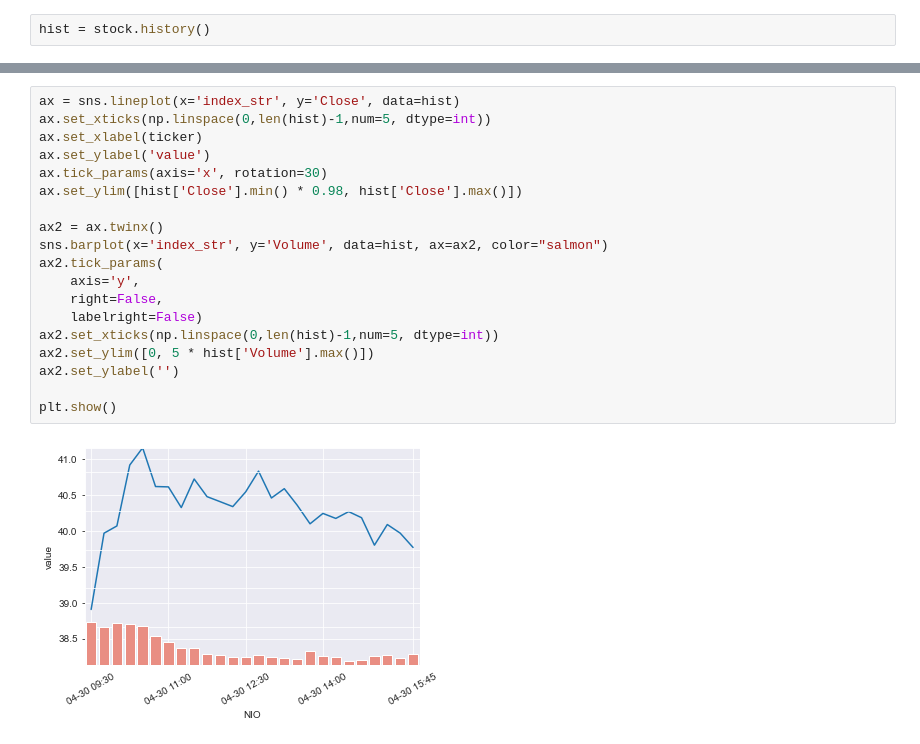
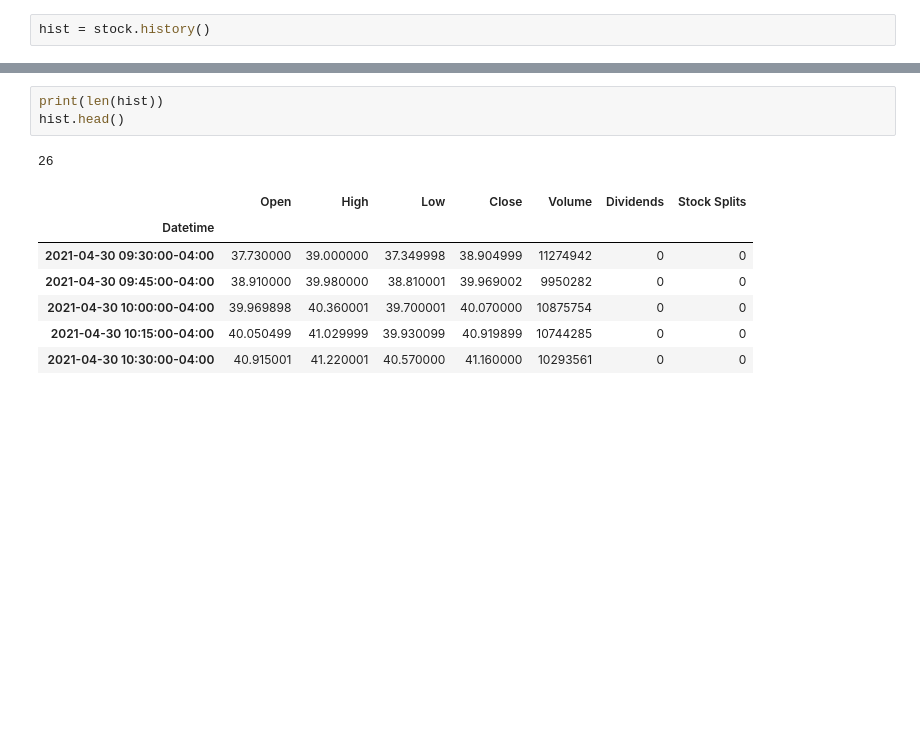
Before and after one commit to yoavnavon/stocks-bot, a Jupyter notebook: samples.ipynb, the cells around one changed output, grey strips where cells are left out. Cells and saved outputs as stored; diff of their text form; blank space fills up the shorter version.

```diff
--- a/samples.ipynb
+++ b/samples.ipynb
@@ -45,21 +36,12 @@ hist['index_str'] = hist.index_str.apply(lambda label: label[5:-9])
-# %%
-ax = sns.lineplot(x='index_str', y='Close', data=hist)
-ax.set_xticks(np.linspace(0,len(hist)-1,num=5, dtype=int))
-ax.set_xlabel(ticker)
-ax.set_ylabel('value')
-ax.tick_params(axis='x', rotation=30)
-ax.set_ylim([hist['Close'].min() * 0.98, hist['Close'].max()])
-
-ax2 = ax.twinx()
-sns.barplot(x='index_str', y='Volume', data=hist, ax=ax2, color="salmon")
-ax2.tick_params(
-    axis='y',
-    right=False,
-    labelright=False)
-ax2.set_xticks(np.linspace(0,len(hist)-1,num=5, dtype=int))
-ax2.set_ylim([0, 5 * hist['Volume'].max()])
-ax2.set_ylabel('')
-
-plt.show()
-# %% [output]
-[figure, removed]
+# %%
+print(len(hist))
+hist.head()
+# %% [output]
+26
+|  | Open | High | Low | Close | Volume | Dividends | Stock Splits |
+| Datetime |  |  |  |  |  |  |  |
+| 2021-04-30 09:30:00-04:00 | 37.730000 | 39.000000 | 37.349998 | 38.904999 | 11274942 | 0 | 0 |
+| 2021-04-30 09:45:00-04:00 | 38.910000 | 39.980000 | 38.810001 | 39.969002 | 9950282 | 0 | 0 |
+| 2021-04-30 10:00:00-04:00 | 39.969898 | 40.360001 | 39.700001 | 40.070000 | 10875754 | 0 | 0 |
+| 2021-04-30 10:15:00-04:00 | 40.050499 | 41.029999 | 39.930099 | 40.919899 | 10744285 | 0 | 0 |
+| 2021-04-30 10:30:00-04:00 | 40.915001 | 41.220001 | 40.570000 | 41.160000 | 10293561 | 0 | 0 |
```
Also changed, not shown: parts of 8 cells of this notebook, 2 other files.
